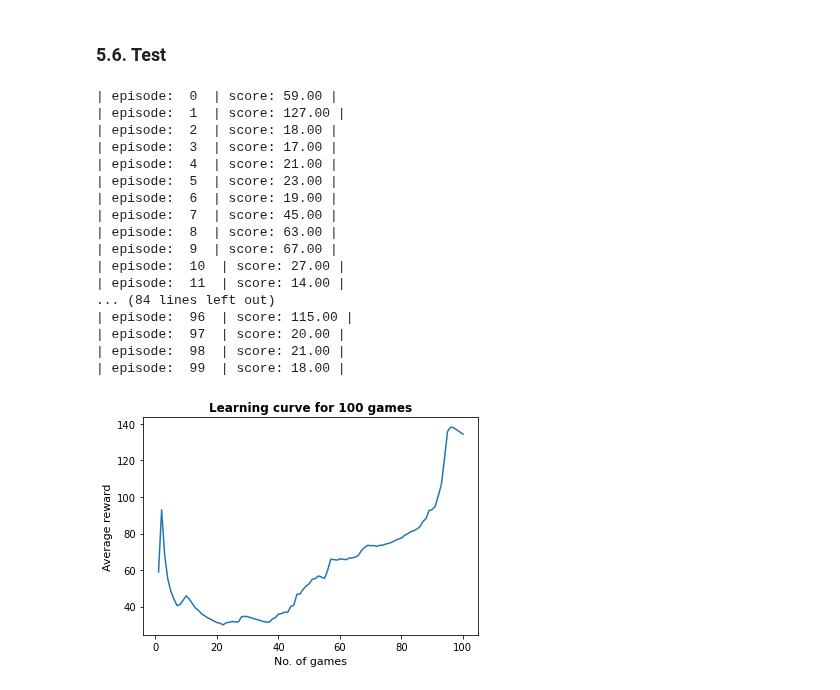
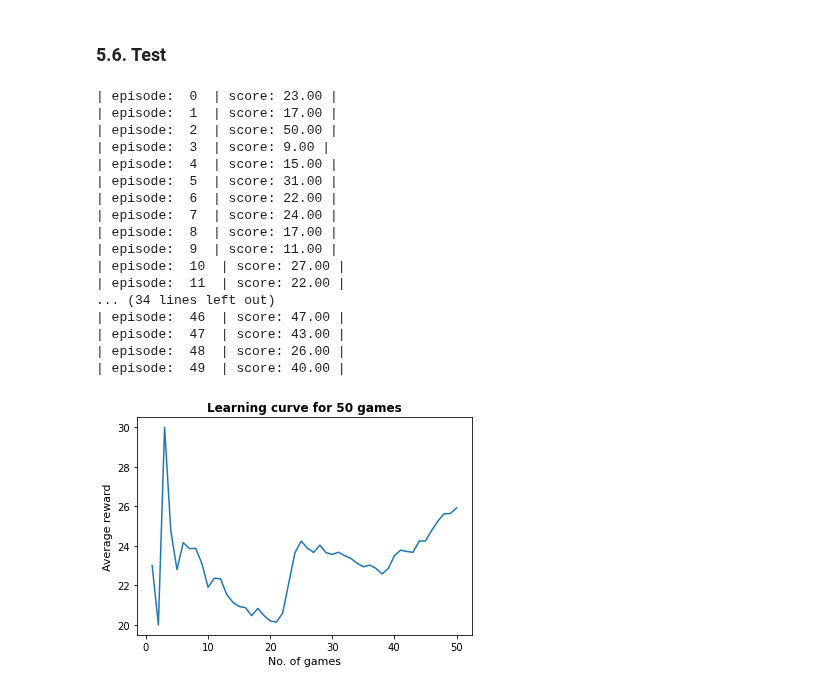
Before and after one commit to mughees-asif/dip, a Jupyter notebook: deep-learning-dip.ipynb, the cells around one changed output. Saved outputs shown, nothing was run; the diff lists cells and outputs as text; code cells hidden in the pictures.

```diff
--- a/deep-learning-dip.ipynb
+++ b/deep-learning-dip.ipynb
@@ -499,6 +586,6 @@ class Agent:
 # %%
 """
-Classic cart-pole system implemented by Rich Sutton et al.
+Adapted from the classic cart-pole system implemented by Rich Sutton et al.
 Copied from http://incompleteideas.net/sutton/book/code/pole.c
 permalink: https://perma.cc/C9ZM-652R
 """
@@ -508,28 +595,35 @@ class CartPoleEnv(gym.Env):
     def __init__(self):
         self.gravity = 9.8
         self.masscart = 1.0
-        self.masspole = 0.1
-        self.total_mass = (self.masspole + self.masscart)
+        self.masspole_1 = 0.1
+        self.masspole_2 = 0.1
+        self.masspole = (self.masspole_1 + self.masspole_2)
+        self.total_mass = (self.masscart + self.masspole)
         self.length = 0.5  # actually half the pole's length
         self.polemass_length = (self.masspole * self.length)
         self.force_mag = 10.0
         self.tau = 0.02  # seconds between state updates
         self.kinematics_integrator = 'euler'
 
-        # Angle at which to fail the episode
+        # angle at which to fail the episode
         self.theta_threshold_radians = 12 * 2 * math.pi / 360
+        self.phi_threshold_radians = 12 * 2 * math.pi / 360
+
+        # distance of cart to fail episode
         self.x_threshold = 2.4
 
-        # Angle limit set to 2 * theta_threshold_radians so failing observation
+        # angle limit set to 2 * theta_threshold_radians so failing observation
         # is still within bounds.
         high = np.array([self.x_threshold * 2,
                          np.finfo(np.float32).max,
                          self.theta_threshold_radians * 2,
+                         np.finfo(np.float32).max,
+                         self.phi_threshold_radians * 2,
                          np.finfo(np.float32).max],
                         dtype=np.float32)
 
-        self.action_space = spaces.Discrete(2)
-        self.observation_space = spaces.Box(-high, high, dtype=np.float32)
+        self.action_space = gym.spaces.Discrete(2)
+        self.observation_space = gym.spaces.Box(-high, high, dtype=np.float32)
 
         self.seed()
         self.viewer = None
@@ -545,7 +639,7 @@ class CartPoleEnv(gym.Env):
         err_msg = "%r (%s) invalid" % (action, type(action))
         assert self.action_space.contains(action), err_msg
 
-        x, x_dot, theta, theta_dot = self.state
+        x, x_dot, theta, theta_dot, phi, phi_dot = self.state
         force = self.force_mag if action == 1 else -self.force_mag
         costheta = math.cos(theta)
         sintheta = math.sin(theta)
@@ -567,7 +661,7 @@ class CartPoleEnv(gym.Env):
             theta_dot = theta_dot + self.tau * thetaacc
             theta = theta + self.tau * theta_dot
 
-        self.state = (x, x_dot, theta, theta_dot)
+        self.state = (x, x_dot, theta, theta_dot, phi, phi_dot)
 
         done = bool(
             x < -self.x_threshold
@@ -596,7 +690,7 @@ class CartPoleEnv(gym.Env):
         return np.array(self.state), reward, done, {}
 
     def reset(self):
-        self.state = self.np_random.uniform(low=-0.05, high=0.05, size=(4,))
+        self.state = self.np_random.uniform(low=-0.05, high=0.05, size=(6,))
         self.steps_beyond_done = None
         return np.array(self.state)
 # %% [markdown]
@@ -613,7 +707,7 @@ agent = Agent(num_actions=env.action_space.n, batch_size=batch_size,
                 input_dimensions=env.observation_space.shape)
 
 # number of games
-num_games = 100
+num_games = 50
 
 # track best score: minimum score for the environment
 best_score = env.reward_range[0]
@@ -628,6 +722,7 @@ for i in range(num_games):
     terminal_flag = False
     score = 0
     while not terminal_flag:
+        # render(env)
         # choose action based on the current state of the environment
         action, probability, value = agent.action_choice(observation)
         observation_, reward, terminal_flag, info = env.step(action)
@@ -635,47 +730,47 @@ for i in range(num_games):
         score += reward
 
         # store transition in the agent memory
         agent.interface_agent_memory(observation, action, probability, value, reward, terminal_flag)
         if num_steps % N == 0:
             agent.learn()
             learn_iters += 1
         observation = observation_
     score_history.append(score)
     average_score = np.mean(score_history[-100:])
 
     if average_score > best_score:
         best_score = average_score
 
     print('| episode: ', i, ' | score: %.2f |' % score)
 
 x = [i+1 for i in range(len(score_history))]
 
 def plot_learning_curve(x, scores):
     running_avg = np.zeros(len(scores))
     for i in range(len(running_avg)):
         running_avg[i] = np.mean(scores[max(0, i-100):(i+1)])
     plt.plot(x, running_avg)
     plt.title('Learning curve for %s games' % (x[-1]), fontweight='bold')
     plt.xlabel('No. of games', fontsize=11)
     plt.ylabel('Average reward', fontsize=11)
 
 plot_learning_curve(x, score_history)
 # %% [output]
-| episode:  0  | score: 59.00 |
-| episode:  1  | score: 127.00 |
-| episode:  2  | score: 18.00 |
-| episode:  3  | score: 17.00 |
-| episode:  4  | score: 21.00 |
-| episode:  5  | score: 23.00 |
-| episode:  6  | score: 19.00 |
-| episode:  7  | score: 45.00 |
-| episode:  8  | score: 63.00 |
-| episode:  9  | score: 67.00 |
+| episode:  0  | score: 23.00 |
+| episode:  1  | score: 17.00 |
+| episode:  2  | score: 50.00 |
+| episode:  3  | score: 9.00 |
+| episode:  4  | score: 15.00 |
+| episode:  5  | score: 31.00 |
+| episode:  6  | score: 22.00 |
+| episode:  7  | score: 24.00 |
+| episode:  8  | score: 17.00 |
+| episode:  9  | score: 11.00 |
 | episode:  10  | score: 27.00 |
-| episode:  11  | score: 14.00 |
-... (84 lines left out)
-| episode:  96  | score: 115.00 |
-| episode:  97  | score: 20.00 |
-| episode:  98  | score: 21.00 |
-| episode:  99  | score: 18.00 |
+| episode:  11  | score: 22.00 |
+... (34 lines left out)
+| episode:  46  | score: 47.00 |
+| episode:  47  | score: 43.00 |
+| episode:  48  | score: 26.00 |
+| episode:  49  | score: 40.00 |
-[figure, old version]
+[figure, new version]
```
Also changed, not shown: parts of 1 cell of this notebook.
